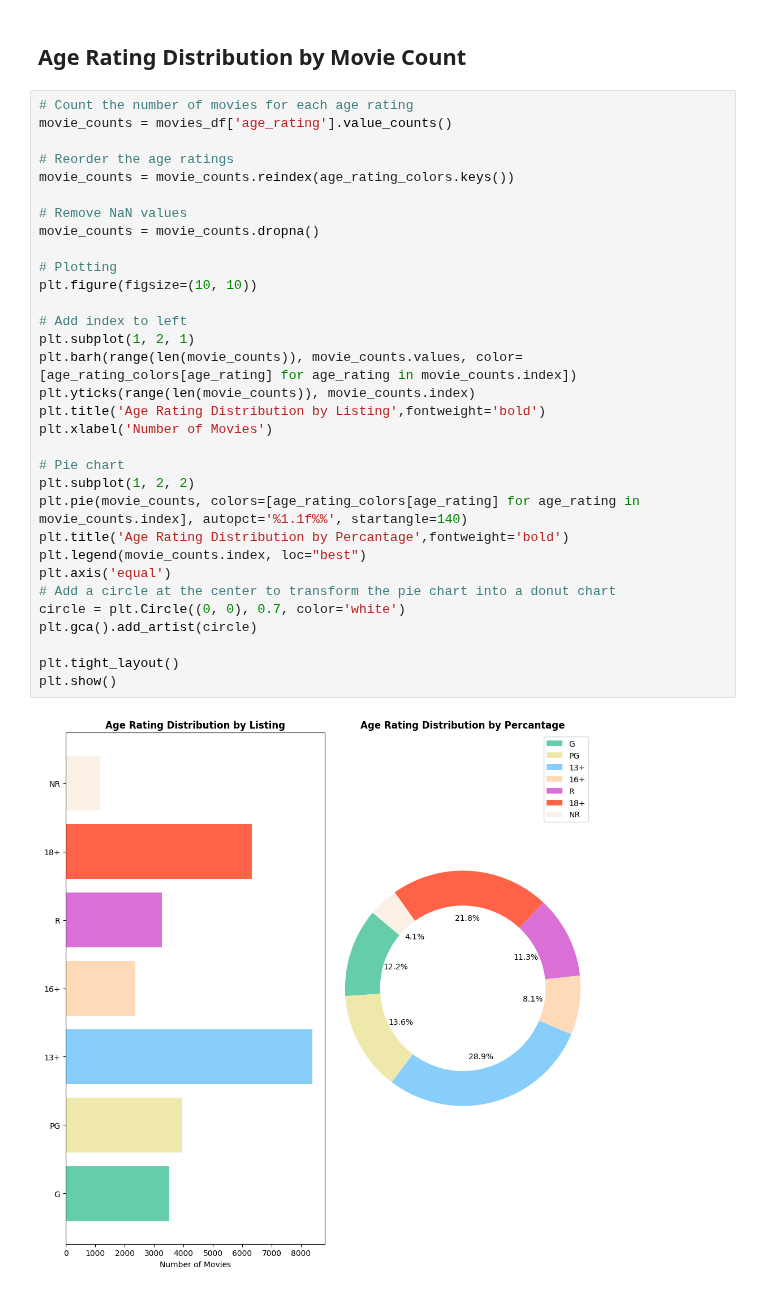
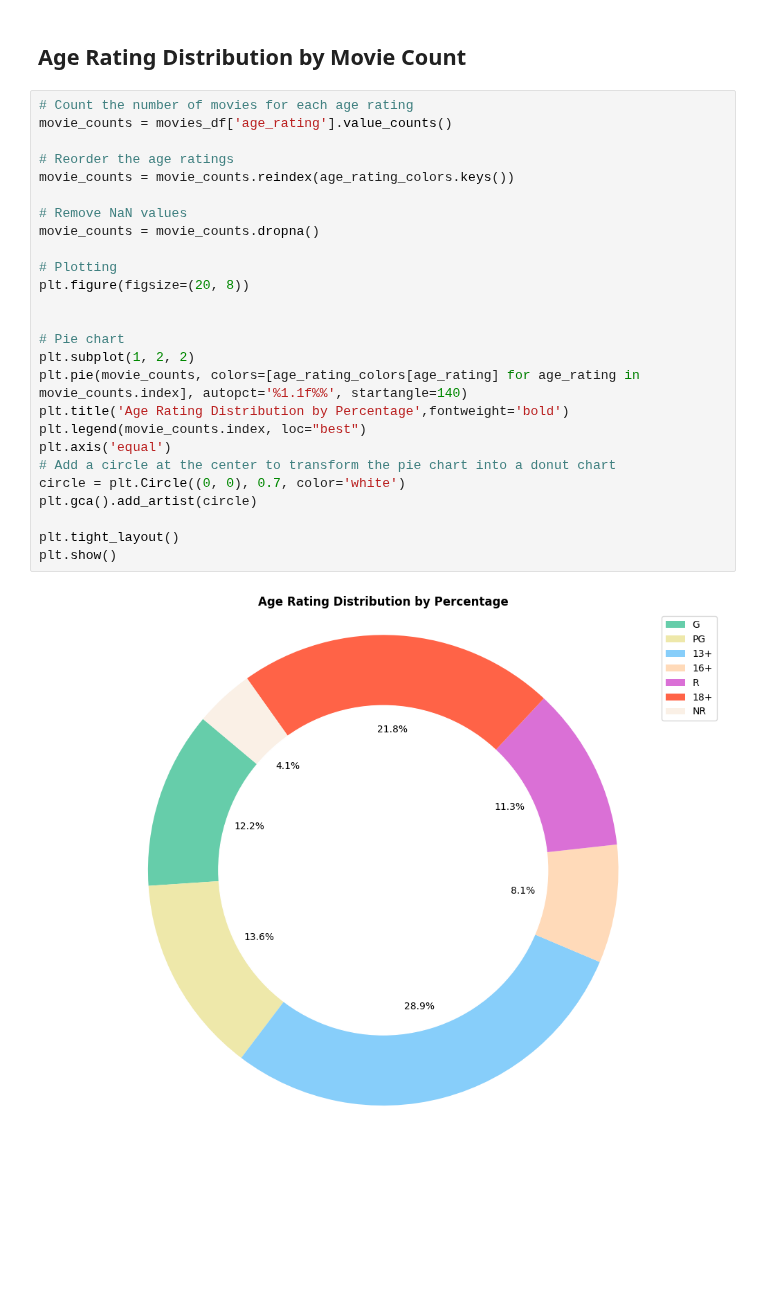
Before and after one commit to ulquyorra-11/Cinemalytics, a Jupyter notebook: notebooks/Quys Notebook/PLOT_FINAL_BETA.ipynb, the cells around one changed output. Drawn from its saved outputs; the diff is of its cells as text; blank space fills up the shorter version.

```diff
--- a/notebooks/Quys Notebook/PLOT_FINAL_BETA.ipynb
+++ b/notebooks/Quys Notebook/PLOT_FINAL_BETA.ipynb
@@ -193,34 +187,28 @@ plt.show()
 # %%
 # Count the number of movies for each age rating
 movie_counts = movies_df['age_rating'].value_counts()
 
 # Reorder the age ratings
 movie_counts = movie_counts.reindex(age_rating_colors.keys())
 
 # Remove NaN values
 movie_counts = movie_counts.dropna()
 
 # Plotting
-plt.figure(figsize=(10, 10))
+plt.figure(figsize=(20, 8))
 
-# Add index to left
-plt.subplot(1, 2, 1)
-plt.barh(range(len(movie_counts)), movie_counts.values, color=[age_rating_colors[age_rating] for age_rating in movie_counts.index])
-plt.yticks(range(len(movie_counts)), movie_counts.index)
-plt.title('Age Rating Distribution by Listing',fontweight='bold')
-plt.xlabel('Number of Movies')
 
 # Pie chart
 plt.subplot(1, 2, 2)
 plt.pie(movie_counts, colors=[age_rating_colors[age_rating] for age_rating in movie_counts.index], autopct='%1.1f%%', startangle=140)
-plt.title('Age Rating Distribution by Percantage',fontweight='bold')
+plt.title('Age Rating Distribution by Percentage',fontweight='bold')
 plt.legend(movie_counts.index, loc="best")
 plt.axis('equal')
 # Add a circle at the center to transform the pie chart into a donut chart
 circle = plt.Circle((0, 0), 0.7, color='white')
 plt.gca().add_artist(circle)
 
 plt.tight_layout()
 plt.show()
 # %% [output]
-[figure, old version]
+[figure, new version]
```
Also changed, not shown: parts of 3 cells of this notebook.
